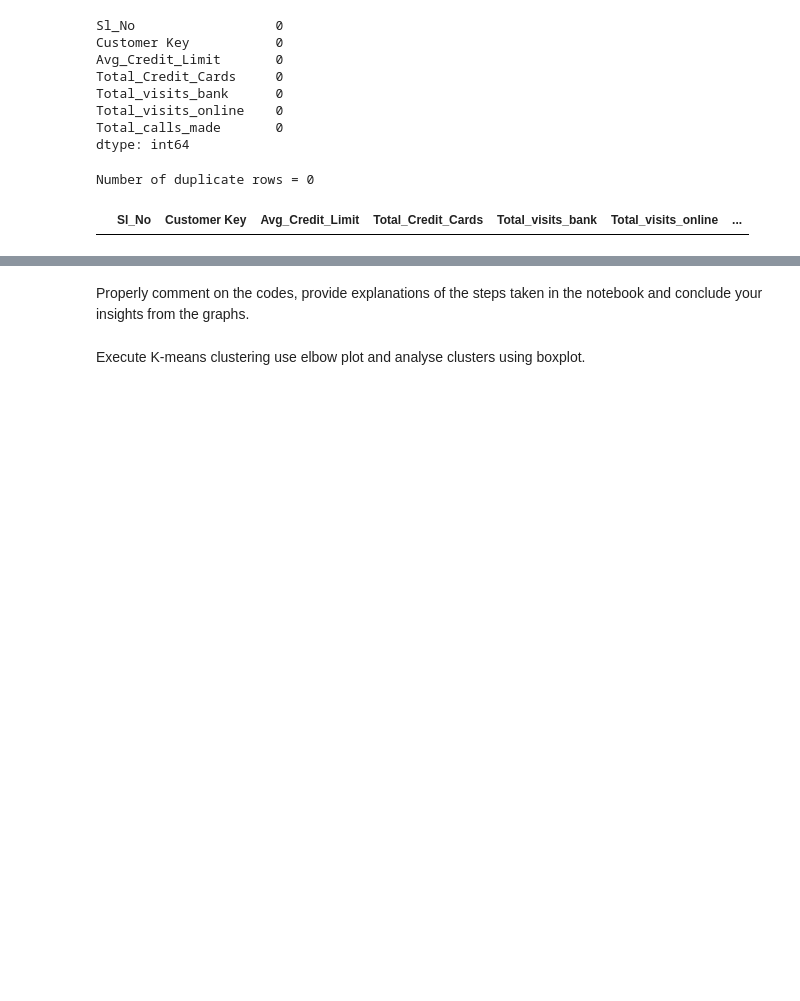
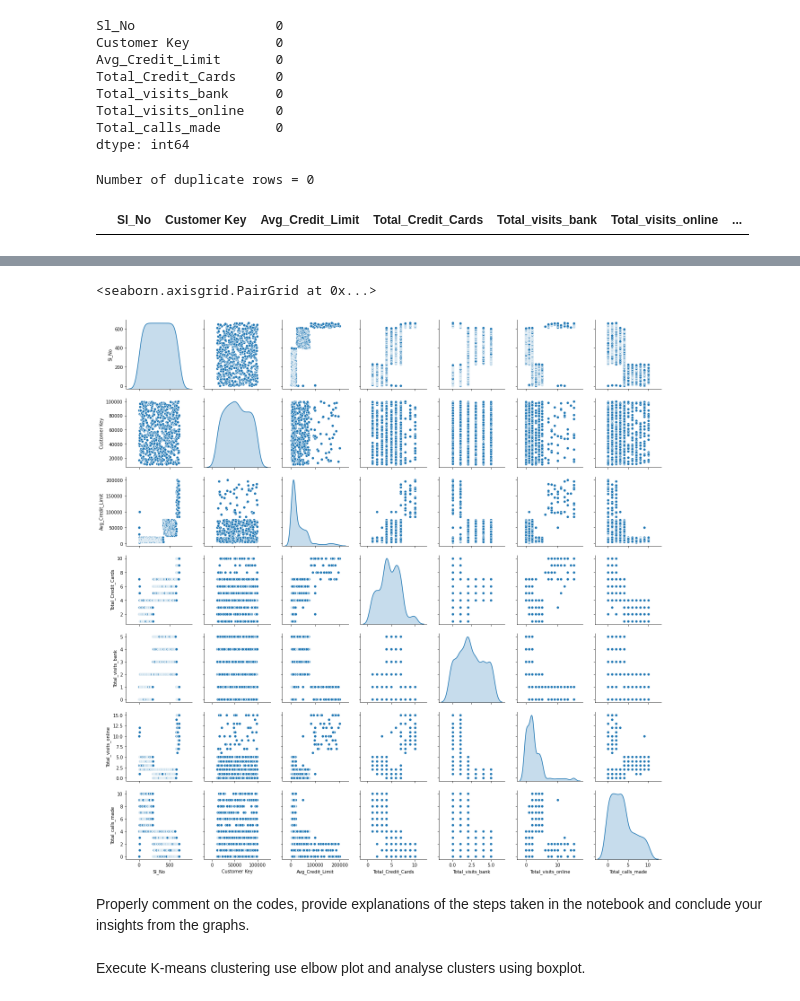
Before and after one commit to lauren-alexandra/credit-card-customer-segmentation, a Jupyter notebook: AllLife_Credit_Card_Customer_Segmentation.ipynb, the cells around one changed output, grey strips where cells are left out. Saved outputs shown, nothing was run; the diff lists cells and outputs as text; code cells hidden in the pictures; blank space fills up the shorter version.

```diff
--- a/AllLife_Credit_Card_Customer_Segmentation.ipynb
+++ b/AllLife_Credit_Card_Customer_Segmentation.ipynb
@@ -120,0 +159,5 @@ Number of duplicate rows = 0
+# %%
+sns.pairplot(df,diag_kind='kde')
+# %% [output]
+<seaborn.axisgrid.PairGrid at 0x...>
+[figure, added]
```
Also changed, not shown: parts of 7 cells of this notebook.
